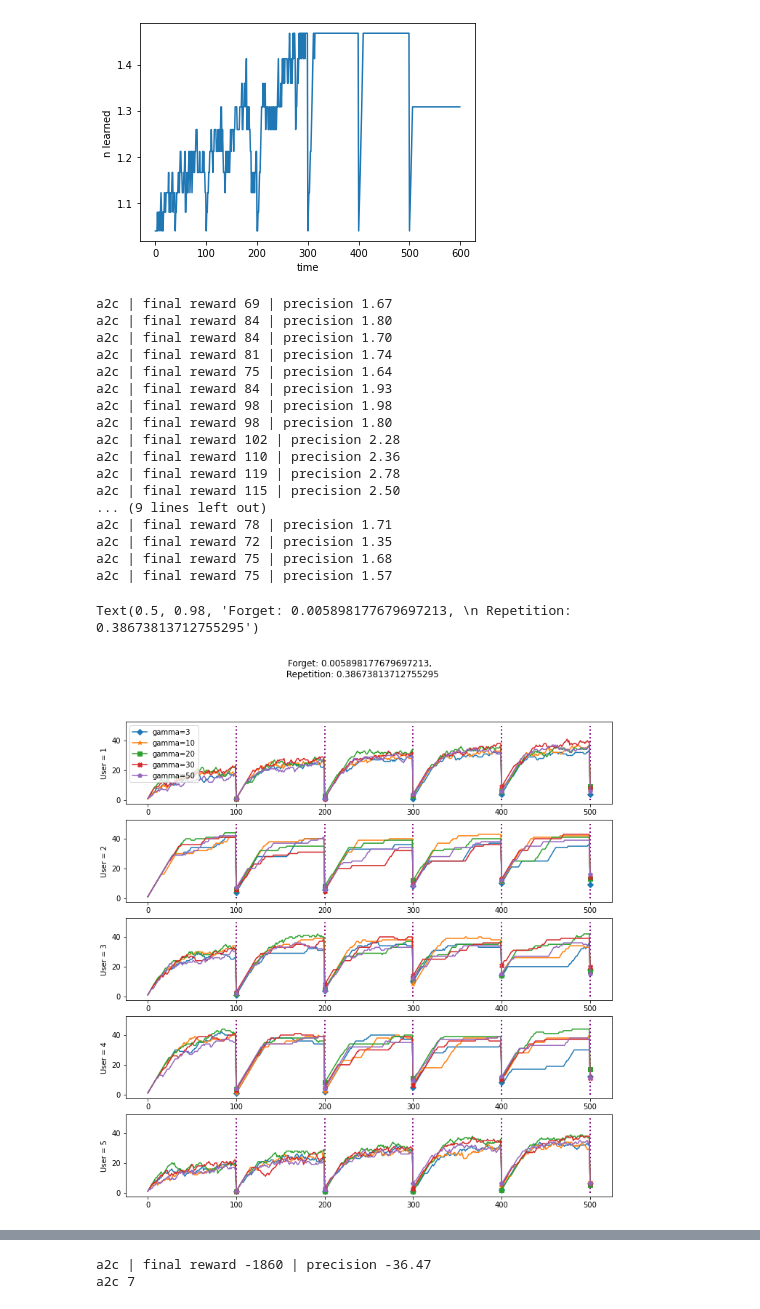
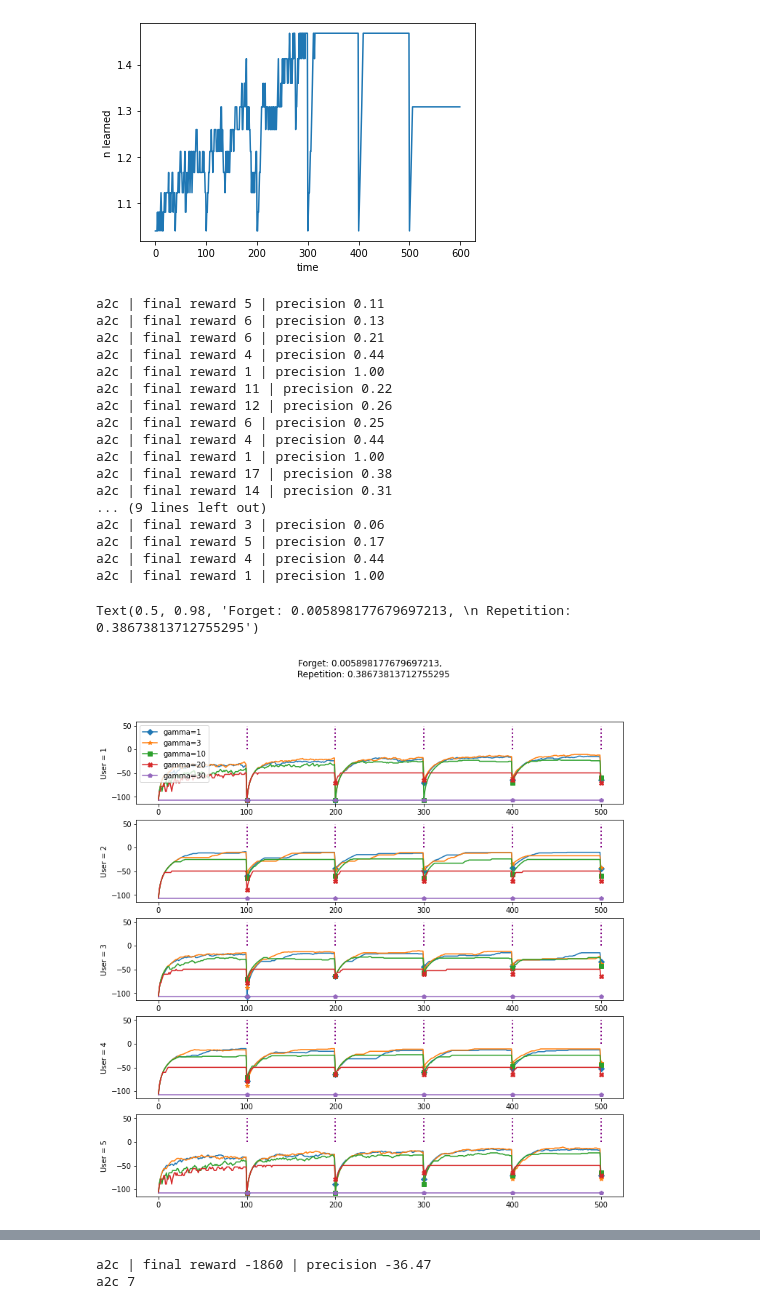
Before and after one commit to AurelienNioche/ActiveTeachingCollaborative, a Jupyter notebook: planning/using-a2c/check_discontinuous_runs.ipynb, the cells around one changed output, grey strips where cells are left out. Cells and saved outputs as stored; diff of their text form; code cells hidden in the pictures.

```diff
--- a/planning/using-a2c/check_discontinuous_runs.ipynb
+++ b/planning/using-a2c/check_discontinuous_runs.ipynb
@@ -19,24 +19,16 @@ from baseline_policies.conservative import Conservative
 from baseline_policies.leitner import Leitner
 from baseline_policies.threshold import Threshold
 # %%
-# exp1=A2C.load('runs/discont_exp/run_1')
-# sp10 = A2C.load('runs/aug_24/sparse_reward_10')
-# sp20 = A2C.load('runs/aug_24/sparse_reward_20')
-# sp30 = A2C.load('runs/aug_24/sparse_reward_30')
-# sp50 = A2C.load('runs/aug_24/sparse_reward_50')
-
-av1 = A2C.load('runs/aug_24/avoid_forget_1')
-av3 = A2C.load('runs/aug_24/avoid_forget_3')
-av10 = A2C.load('runs/aug_24/avoid_forget_10')
-av20 = A2C.load('runs/aug_24/avoid_forget_20')
-av30 = A2C.load('runs/aug_24/avoid_forget_30')
-
+ml10 = A2C.load('runs/aug_25/mean_learned_10')
+ml20 = A2C.load('runs/aug_25/mean_learned_20')
+ml30 = A2C.load('runs/aug_25/mean_learned_30')
+ml50 = A2C.load('runs/aug_25/mean_learned_50')
 # av4 = A2C.load('runs/aug_23/exam_based_4')
 # av10 = A2C.load('runs/aug_23/exam_based_10')
 # av20 = A2C.load('runs/aug_23/exam_based_20')
 # av30 = A2C.load('runs/aug_23/exam_based_30')
 # av50 = A2C.load('runs/aug_23/exam_based_50')
 # %%
-model=av1
-model.env.break_length
+model=ml50
+model.env.penalty_coeff
 # %% [output]
@@ -44,16 +36,15 @@ model.env.break_length
 # %%
-env = ContinuousTeaching(
+env = DiscontinuousTeaching(
     tau=0.9,
-#     break_length=3 * 60 ** 2,
-#     time_per_iter=3,
-#     n_iter_per_session=100,
-#     n_session=5,
+    break_length=3 * 60 ** 2,
+    time_per_iter=3,
+    n_iter_per_session=100,
+    n_session=5,
     initial_forget_rates=model.env.all_forget_rates,
     initial_repetition_rates=model.env.all_repetition_rates,
     delta_coeffs=np.array([3, 20]),
-    n_coeffs=2,
     n_item=model.env.n_item,
-    penalty_coeff=0.0,
-    reward_type=2,
+    penalty_coeff=0.2,
+    reward_type=3,
 )
 # %%
@@ -106,48 +97,48 @@ model=exp1
 # %%
 # ms = [monotonic5, monotonic1, monotonic2, monotonic3, monotonic4]
 # ms = [monotonic2, monotonic4, monotonic8, monotonic12, monotonic20]
-ms = [av3, av10, av20, av30, av50]
+ms = [av1, av3, av10, av20, av30]
 # labels = [0.5, 1, 2, 3, 4]
-labels = [3,10, 20, 30, 50]
+labels = [1, 3,10, 20, 30]
 markers_on = [i * 100 for i in range(1, 6)]
 markers=['D', '*', 's', 'X', 'p']
 # %%
 fig, axs = plt.subplots(5, figsize=(12, 12))
 for i in range(5):
     for j in range(len(ms)):
         r1, a1 = run_one_episode(env, ms[j], i)
         r1 = np.log10(np.array(r1)) * env.n_item
         axs[i].plot(r1, label='gamma={}'.format(labels[j]), markevery=markers_on, marker=markers[j])
 #         print('a2c', np.sum(nl1))
     axs[i].vlines(x=markers_on, colors='purple', ls=':', lw=2, ymin=0, ymax=50)
     axs[i].set_ylabel('User = {}'.format(i+1))
 
 
 axs[0].legend()
 
-fig.suptitle('Forget: {}, \n Repetition: {}'.format(env1.all_forget_rates.mean(), env1.all_repetition_rates.mean()))
+fig.suptitle('Forget: {}, \n Repetition: {}'.format(env.all_forget_rates.mean(), env.all_repetition_rates.mean()))
 # axs[0, 0].set_title('A2C')
 # axs[0, 1].set_title('Conservative')
 # %% [output]
-a2c | final reward 69 | precision 1.67
-a2c | final reward 84 | precision 1.80
-a2c | final reward 84 | precision 1.70
-a2c | final reward 81 | precision 1.74
-a2c | final reward 75 | precision 1.64
-a2c | final reward 84 | precision 1.93
-a2c | final reward 98 | precision 1.98
-a2c | final reward 98 | precision 1.80
-a2c | final reward 102 | precision 2.28
-a2c | final reward 110 | precision 2.36
-a2c | final reward 119 | precision 2.78
-a2c | final reward 115 | precision 2.50
+a2c | final reward 5 | precision 0.11
+a2c | final reward 6 | precision 0.13
+a2c | final reward 6 | precision 0.21
+a2c | final reward 4 | precision 0.44
+a2c | final reward 1 | precision 1.00
+a2c | final reward 11 | precision 0.22
+a2c | final reward 12 | precision 0.26
+a2c | final reward 6 | precision 0.25
+a2c | final reward 4 | precision 0.44
+a2c | final reward 1 | precision 1.00
+a2c | final reward 17 | precision 0.38
+a2c | final reward 14 | precision 0.31
 ... (9 lines left out)
-a2c | final reward 78 | precision 1.71
-a2c | final reward 72 | precision 1.35
-a2c | final reward 75 | precision 1.68
-a2c | final reward 75 | precision 1.57
+a2c | final reward 3 | precision 0.06
+a2c | final reward 5 | precision 0.17
+a2c | final reward 4 | precision 0.44
+a2c | final reward 1 | precision 1.00
 Text(0.5, 0.98, 'Forget: 0.005898177679697213, \n Repetition: 0.38673813712755295')
-[figure, old version]
+[figure, new version]
 # %%
 env1=env
 # %%
```
Also changed, not shown: parts of 9 cells of this notebook, 1 other file.
